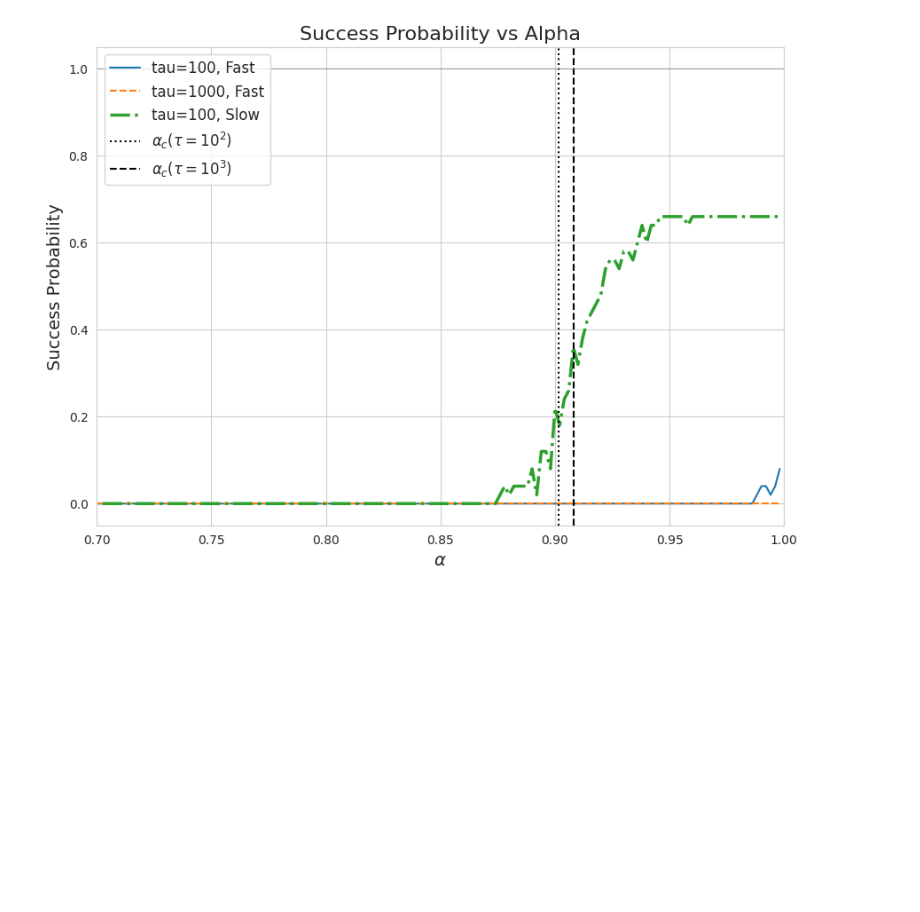
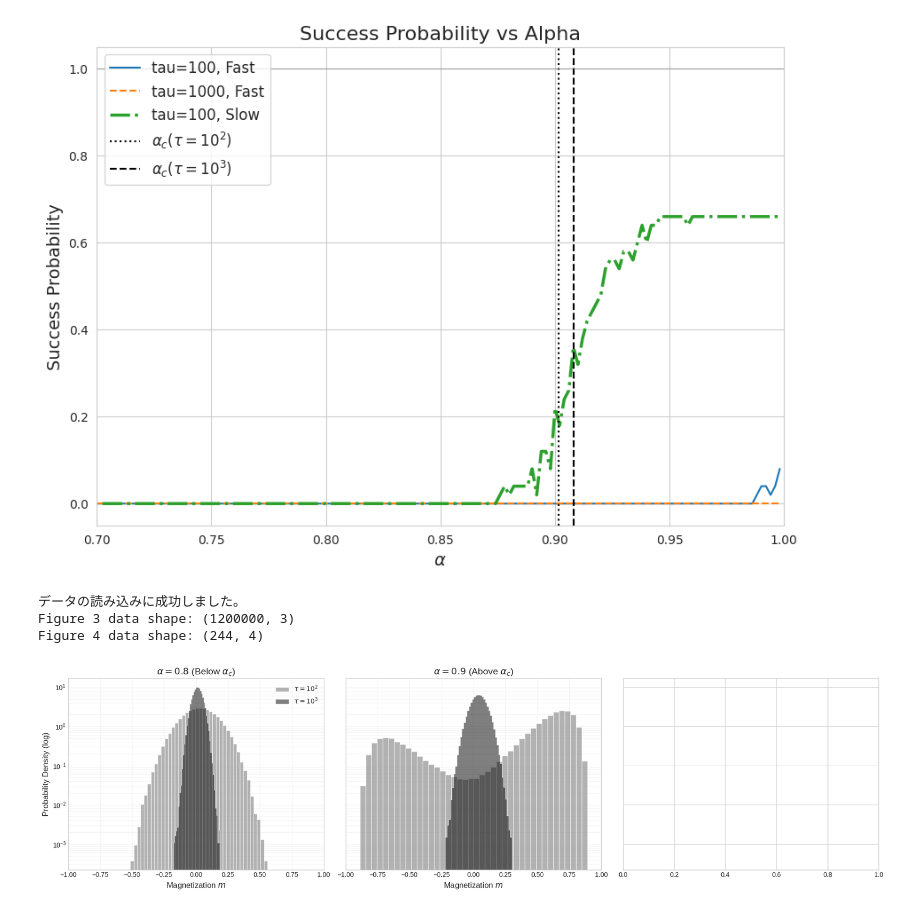
Before and after one commit to LABO-M/aco-on-spinglass, a Jupyter notebook: src/reproduce/plot.ipynb, the cells around one changed output. Drawn from its saved outputs; the diff is of its cells as text; code cells hidden in the pictures; blank space fills up the shorter version.

```diff
--- a/src/reproduce/plot.ipynb
+++ b/src/reproduce/plot.ipynb
@@ -94,3 +94,82 @@ plt.show()
 # %% [output]
 Fig 4 Data Loaded.
 [figure]
+# %%
+import pandas as pd
+import matplotlib.pyplot as plt
+import numpy as np
+
+# グラフのスタイル設定（お好みで変更可能です）
+plt.style.use('seaborn-v0_8-whitegrid')
+plt.rcParams['font.family'] = 'sans-serif'
+
+# データの読み込み
+try:
+    df3 = pd.read_csv('figure3_data_custom.csv')
+    df4 = pd.read_csv('figure4_data.csv')
+    print("データの読み込みに成功しました。")
+    print(f"Figure 3 data shape: {df3.shape}")
+    print(f"Figure 4 data shape: {df4.shape}")
+except FileNotFoundError as e:
+    print(f"エラー: CSVファイルが見つかりません。Juliaコードを実行してCSVを生成してください。\n{e}")
+# %% [output]
+データの読み込みに成功しました。
+Figure 3 data shape: (1200000, 3)
+Figure 4 data shape: (244, 4)
+# %%
+# Figure 3の再現
+def plot_figure3(df):
+    target_alphas = [0.8, 0.9]
+    titles = {
+        0.8: r'$\alpha = 0.8$ (Below $\alpha_c$)',
+        0.835: r'$\alpha \approx \alpha_c$ (Critical)',
+        0.9: r'$\alpha = 0.9$ (Above $\alpha_c$)'
+    }
+
+    fig, axes = plt.subplots(1, 3, figsize=(18, 5), sharey=True)
+
+    # 各αについてプロット
+    for i, alpha_val in enumerate(target_alphas):
+        ax = axes[i]
+
+        # データの抽出 (浮動小数点の誤差を考慮してnp.iscloseを使用)
+        data_tau100 = df[
+            (df['tau'] == 100) &
+            (np.isclose(df['alpha_target'], alpha_val))
+        ]['magnetization']
+
+        data_tau1000 = df[
+            (df['tau'] == 1000) &
+            (np.isclose(df['alpha_target'], alpha_val))
+        ]['magnetization']
+
+        # ヒストグラムの描画 (論文に合わせてlog=True)
+        # tau=100 (薄いグレー)
+        ax.hist(data_tau100, bins=40, density=True, log=True,
+                color='gray', alpha=0.6, label=r'$\tau=10^2$')
+
+        # tau=1000 (濃い黒/グレー)
+        ax.hist(data_tau1000, bins=40, density=True, log=True,
+                color='black', alpha=0.5, histtype='stepfilled', label=r'$\tau=10^3$')
+
+        # 装飾
+        ax.set_title(titles.get(alpha_val, f'alpha={alpha_val}'), fontsize=14)
+        ax.set_xlabel('Magnetization $m$', fontsize=12)
+        ax.set_xlim(-1.0, 1.0)
+        ax.grid(True, which="both", ls="-", alpha=0.2)
+
+        # α_cの場合の基準線
+        if alpha_val == 0.835:
+            ax.axvline(0, color='black', linestyle='--', linewidth=1)
+
+        if i == 0:
+            ax.set_ylabel('Probability Density (log)', fontsize=12)
+            ax.legend(loc='upper right')
+
+    plt.tight_layout()
+    plt.show()
+
+if 'df3' in locals():
+    plot_figure3(df3)
+# %% [output]
+[figure, added]
```
Also changed, not shown: parts of 3 cells of this notebook, 23 other files.
